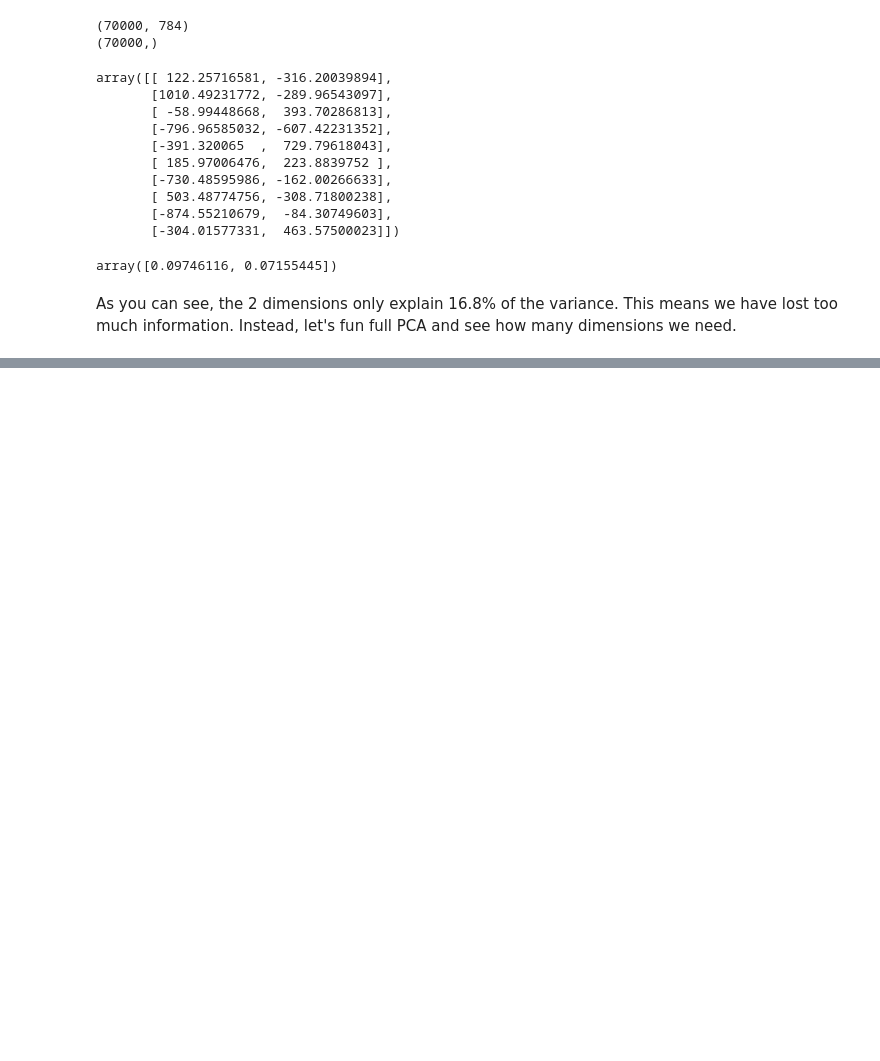
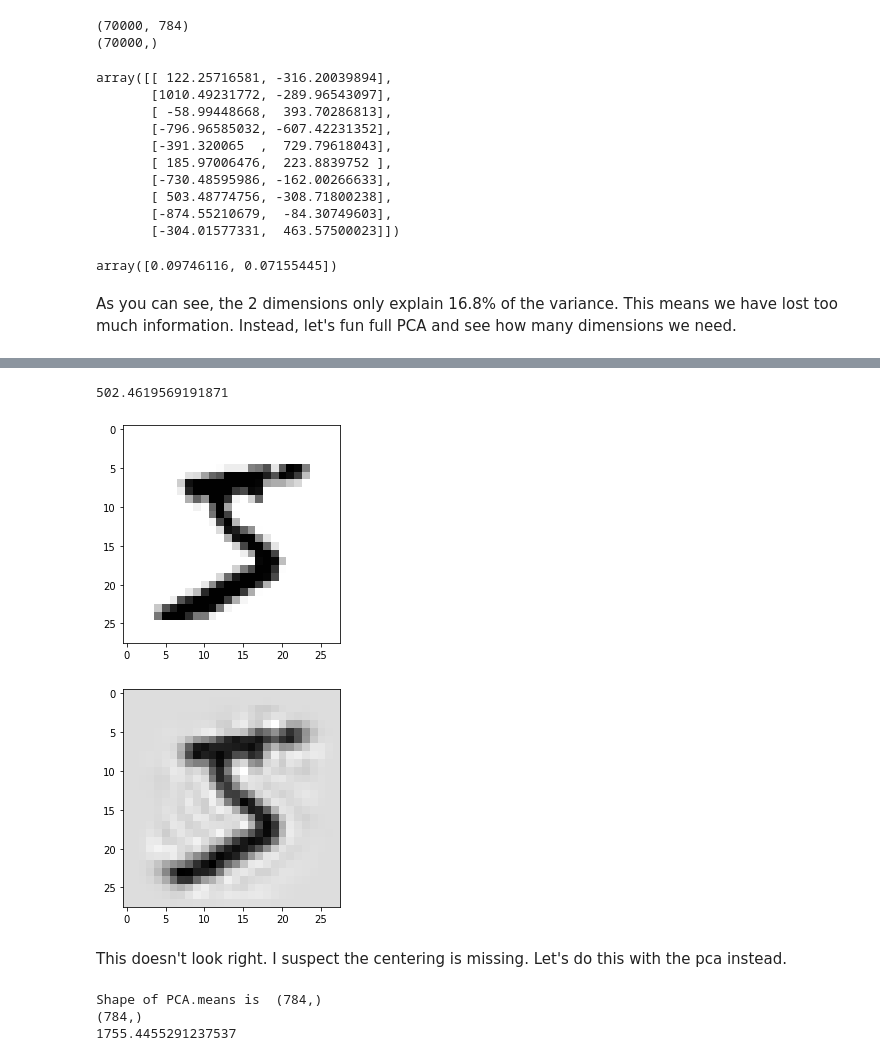
Before and after one commit to youngelf/MachineLearning, a Jupyter notebook: Hands-On2/Chapter 8.ipynb, the cells around one changed output, grey strips where cells are left out. Saved outputs shown, nothing was run; the diff lists cells and outputs as text; code cells hidden in the pictures; blank space fills up the shorter version.

```diff
--- a/Hands-On2/Chapter 8.ipynb
+++ b/Hands-On2/Chapter 8.ipynb
@@ -95,6 +119,6 @@ pca.explained_variance_ratio_
 array([0.09746116, 0.07155445])
 # %% [markdown]
 As you can see, the 2 dimensions only explain 16.8% of the variance. This means we have lost too much information. Instead, let's fun full PCA and see how many dimensions we need.
-# %%
-pca = PCA()
-pca.fit(X)
+# %%
+full_pca = PCA()
+full_pca.fit(X_train)
@@ -100,0 +150,4 @@ pca.fit(X)
+# %%
+d = np.argmax(cumsum >= 0.95) + 1
+print(d)
+W_d = full_pca.components_.T[:, 0:154]
@@ -100,0 +181,44 @@ pca.fit(X)
+# %%
+# W_d = pca.components_.T[:, 0:154]
+
+X_orig = X[0]
+X_d = X_orig.dot(W_d)
+X_back = X_d.dot(W_d.T)
+
+# How much information did we lose here
+
+print(np.linalg.norm(X_back - X_orig))
+# %% [output]
+502.4619569191871
+# %%
+showImage(X_orig)
+showImage(X_back)
+# %% [output]
+[figure, added]
+[figure, added]
+# %% [markdown]
+This doesn't look right. I suspect the centering is missing. Let's do this with the pca instead.
+# %%
+print("Shape of PCA.means is ", pca.mean_.shape)
+
+centers = full_pca.mean_
+W_d = full_pca.components_.T[:, 0:50]
+
+def project_to_hyperplane(X):
+    X_centered = X - centers
+    return X_centered.dot(W_d)
+
+def project_to_original_space(X_d):
+    return X_d.dot(W_d.T)
+    return X + centers
+
+X_d = project_to_hyperplane(X_orig)
+X_back = project_to_original_space(X_d)
+
+# How much information did we lose here
+print(X_back.shape)
+print(np.linalg.norm(X_back - X_orig))
+# %% [output]
+Shape of PCA.means is  (784,)
+(784,)
+1755.4455291237537
```
Also changed, not shown: parts of 59 cells of this notebook, 4 other files.
